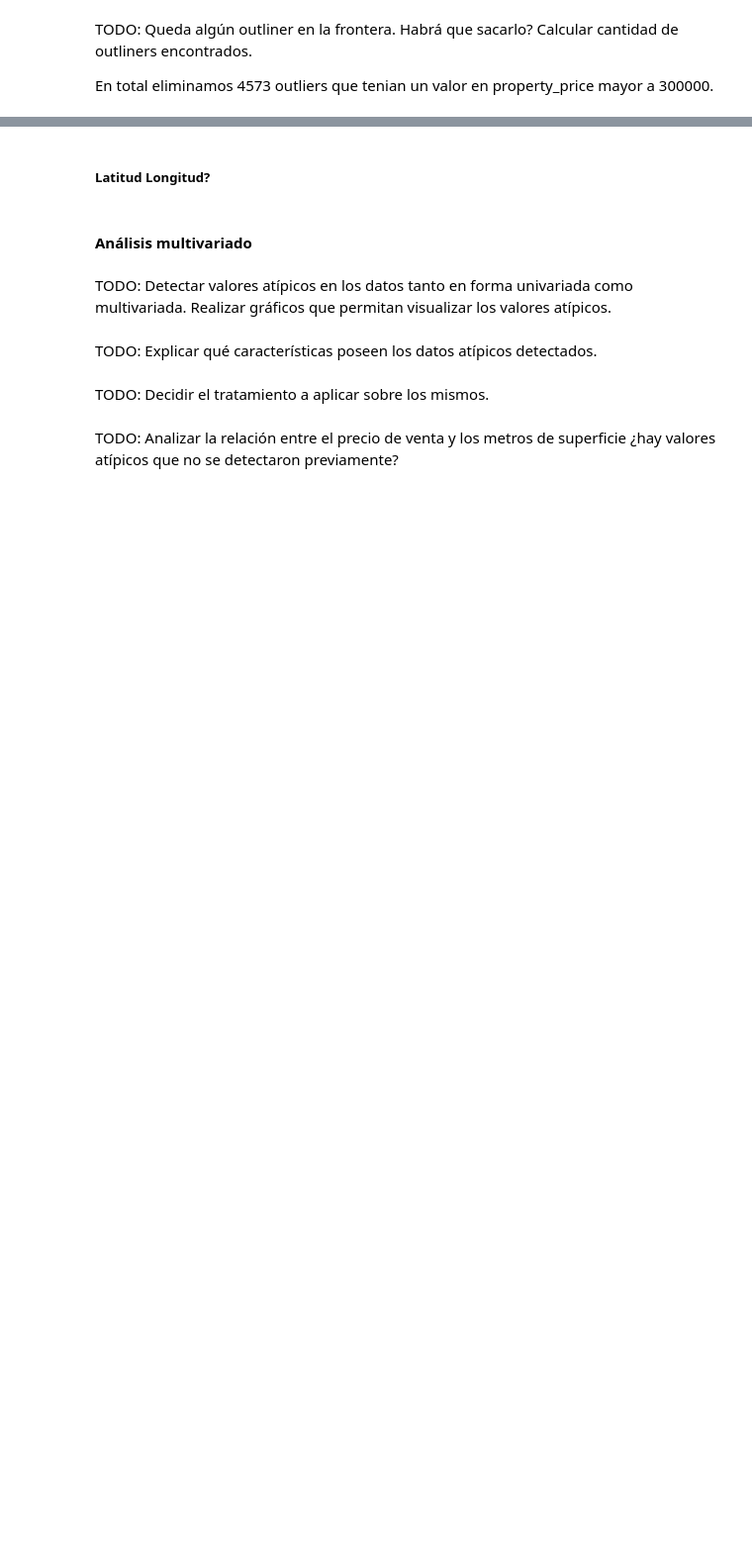
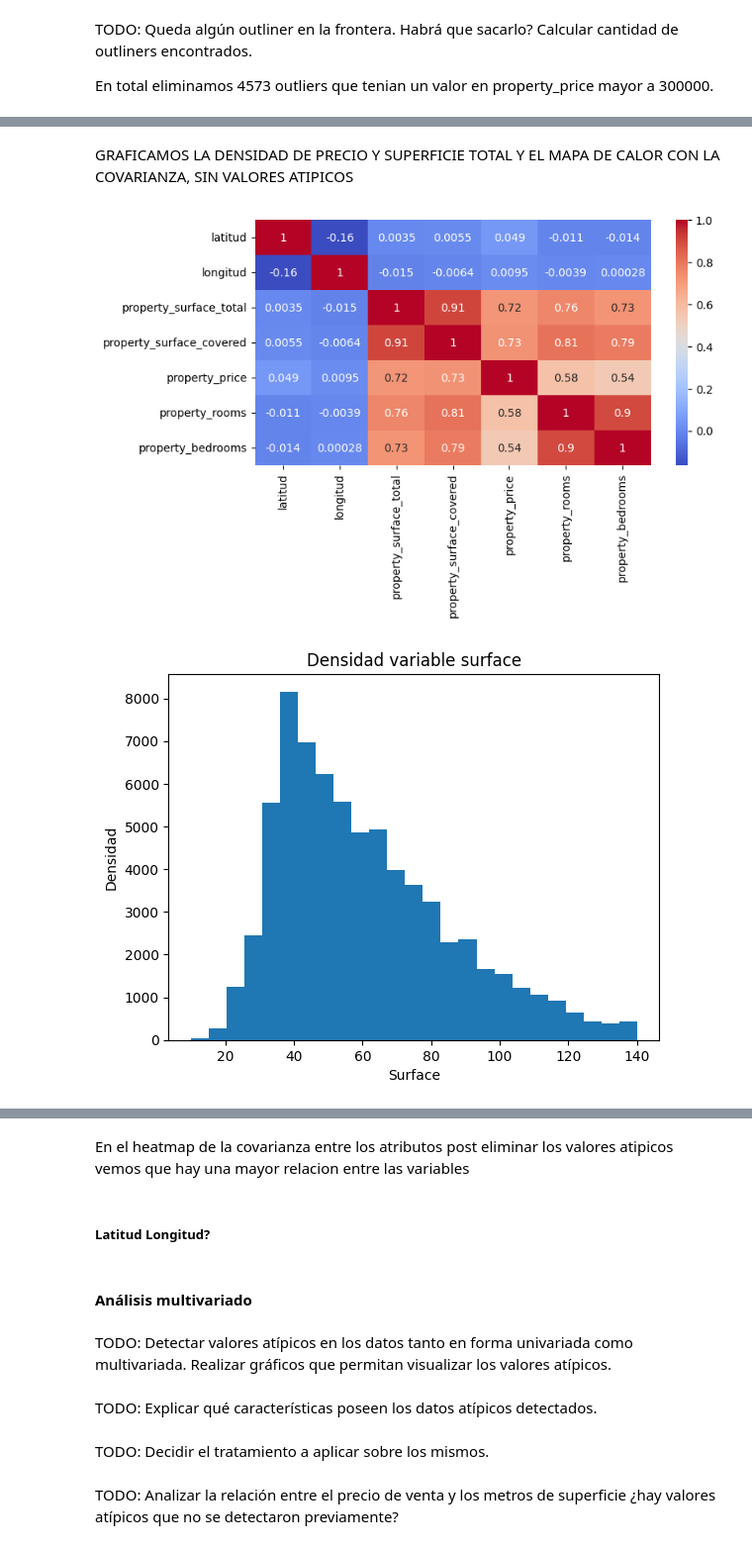
Before and after one commit to decouflet/7506R-2C2022-GRUPO15, a Jupyter notebook: TP1_orga_del_datos.ipynb, the cells around one changed output, grey strips where cells are left out. Shown at 99% size. Cells and saved outputs as stored; diff of their text form; code cells hidden in the pictures; blank space fills up the shorter version.

Commit message:
Se agrega visualizaciones despues de eliminar valores atipicos

```diff
--- a/TP1_orga_del_datos.ipynb
+++ b/TP1_orga_del_datos.ipynb
@@ -954,0 +927,31 @@ En total eliminamos 4573 outliers que tenian un valor en property_price mayor a
+# %% [markdown]
+GRAFICAMOS LA DENSIDAD DE PRECIO Y SUPERFICIE TOTAL Y EL MAPA DE CALOR CON LA COVARIANZA, SIN VALORES ATIPICOS
+# %%
+#Heatmap de la correlacion de Pearson entre las variables
+
+matriz_corr_properati = properati_limpio.corr()
+
+plt.figure(figsize = (8,4))
+sns.heatmap(matriz_corr_properati, annot = True, cmap='coolwarm')
+plt.show()
+
+#Superficie
+plt.title('Densidad variable surface')
+plt.hist(properati_limpio['property_surface_total'], bins = 25 , alpha = 1)
+plt.xlabel("Surface")
+plt.ylabel("Densidad")
+plt.show()
+#sns_hist=sns.histplot(data=properati_limpio['property_surface_total'], kde=True, alpha = 1).set(title="Densidad variable surface",xlabel="Surface",ylabel="Densidad")
+#plt.show()
+
+#Precio
+plt.title('Densidad variable price')
+plt.hist(properati_limpio['property_price'], bins = 25 , alpha = 1)
+plt.xlabel("Price")
+plt.ylabel("Densidad")
+plt.show()
+#sns_hist=sns.histplot(data=properati_limpio['property_price'], kde=True, alpha = 1).set(title="Densidad variable price",xlabel="Price",ylabel="Densidad")
+#plt.show()
+# %% [output]
+[figure, added]
+[figure, added]
@@ -955,3 +959,5 @@ En total eliminamos 4573 outliers que tenian un valor en property_price mayor a
+# %% [markdown]
+En el heatmap de la covarianza entre los atributos post eliminar los valores atipicos vemos que hay una mayor relacion entre las variables
 # %% [markdown]
 ##### Latitud Longitud?
 # %% [markdown]
```
Also changed, not shown: parts of 11 cells of this notebook.
